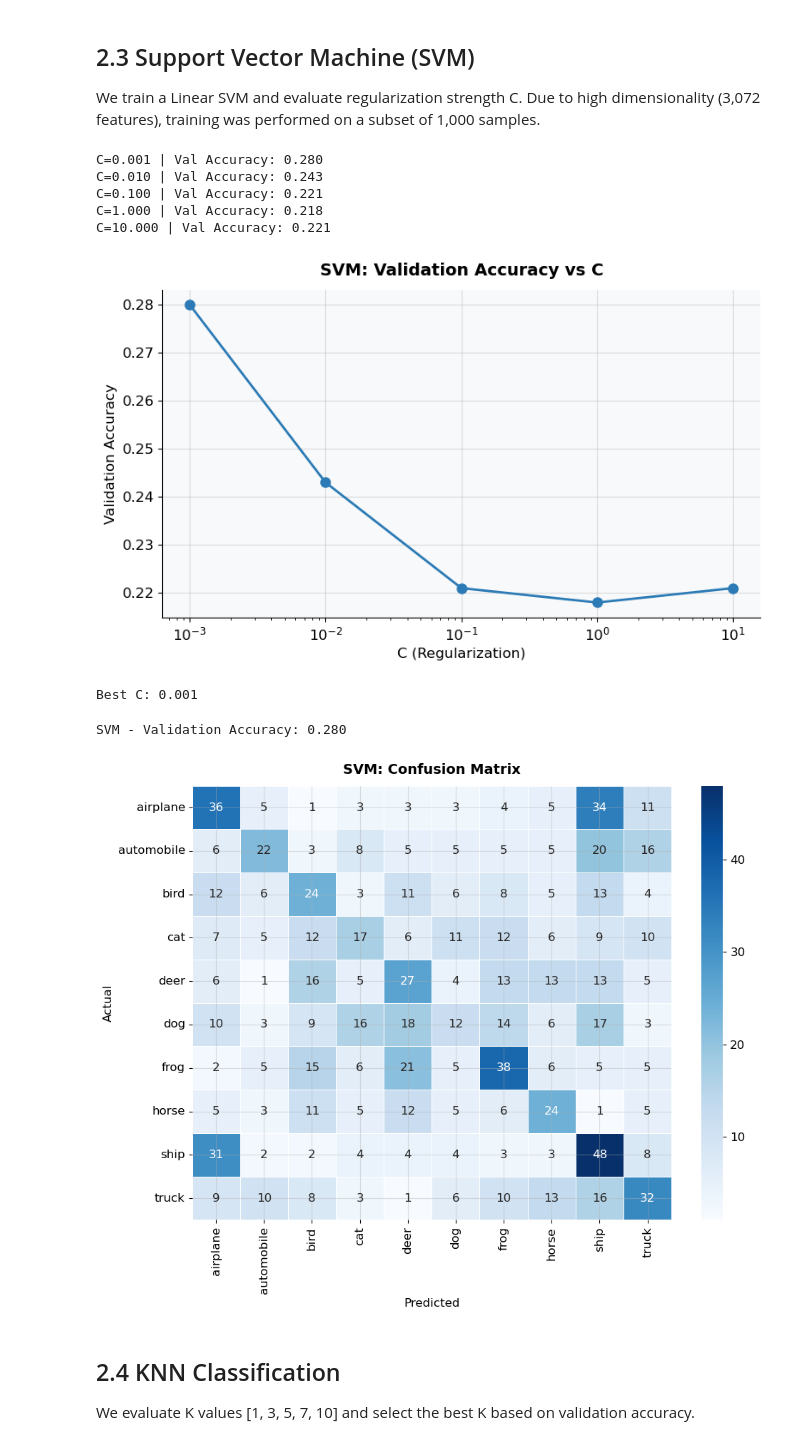
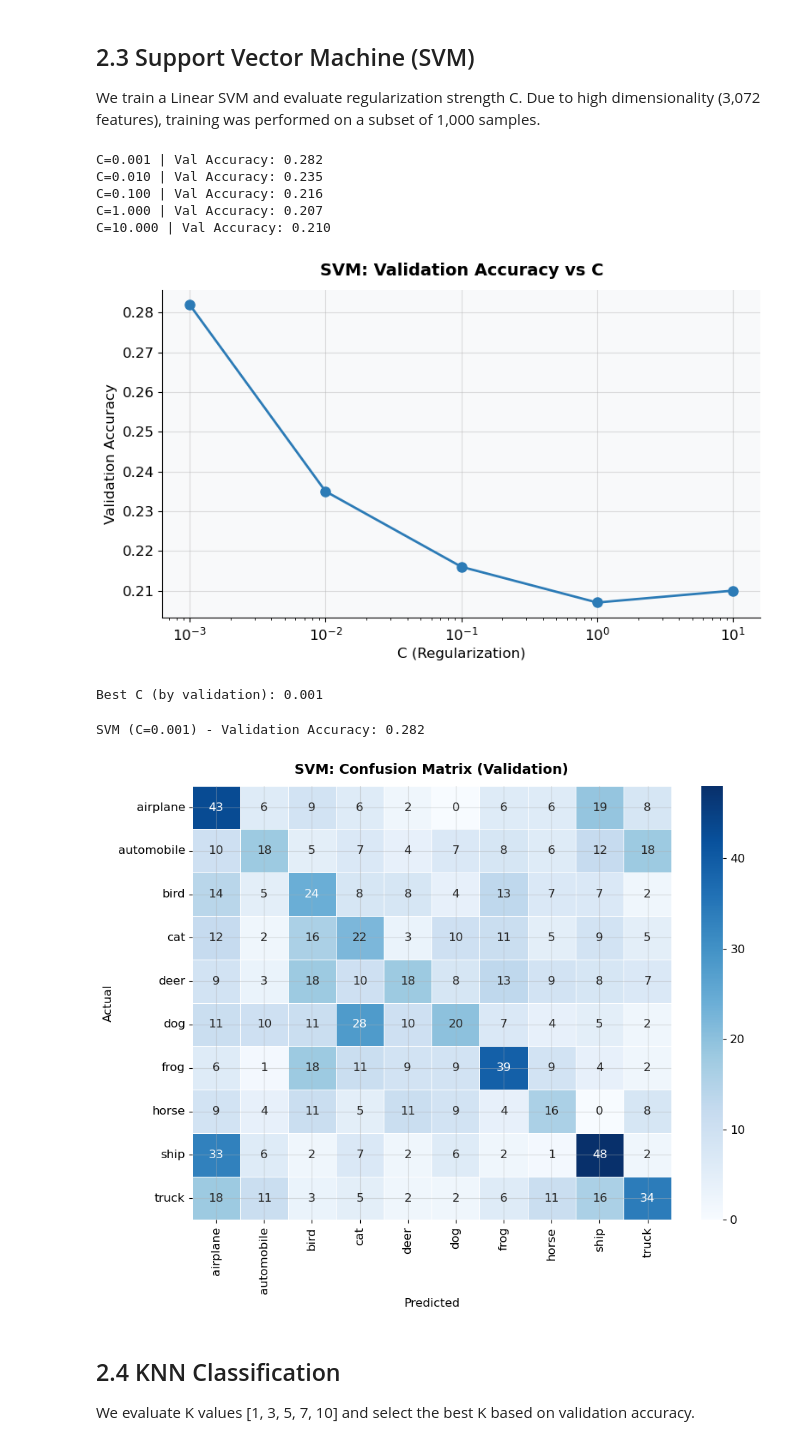
Before and after one commit to Yuvalinnnn/intro-to-ai-project, a Jupyter notebook: Part2_Classification_CIFAR10.ipynb, the cells around one changed output. Saved outputs shown, nothing was run; the diff lists cells and outputs as text; code cells hidden in the pictures.

```diff
--- a/Part2_Classification_CIFAR10.ipynb
+++ b/Part2_Classification_CIFAR10.ipynb
@@ -174,12 +187,12 @@ Best C: 0.001
 # %%
-# Final Logistic Regression model
-best_lr = LogisticRegression(C=0.001, max_iter=1000, random_state=SEED)
-best_lr.fit(X_train_scaled, y_train)
+# Final Logistic Regression model (using best C)
+best_lr = LogisticRegression(C=best_C_lr, max_iter=1000, random_state=SEED)
+best_lr.fit(X_train_model, y_train_model)
 y_val_pred_lr = best_lr.predict(X_val_scaled)
 lr_accuracy = accuracy_score(y_val, y_val_pred_lr)
-print(f"Logistic Regression - Validation Accuracy: {lr_accuracy:.3f}")
+print(f"Logistic Regression (C={best_C_lr}) - Validation Accuracy: {lr_accuracy:.3f}")
 
-# Confusion Matrix
+# Confusion Matrix (validation)
 fig, ax = plt.subplots(figsize=(10, 8))
 cm = confusion_matrix(y_val, y_val_pred_lr)
 sns.heatmap(cm, annot=True, fmt='d', cmap='Blues',
@@ -187,7 +200,7 @@ sns.heatmap(cm, annot=True, fmt='d', cmap='Blues',
             linewidths=0.5, ax=ax)
 ax.set_xlabel('Predicted', fontsize=12)
 ax.set_ylabel('Actual', fontsize=12)
-ax.set_title('Logistic Regression: Confusion Matrix', fontsize=14, fontweight='bold', pad=12)
+ax.set_title('Logistic Regression: Confusion Matrix (Validation)', fontsize=14, fontweight='bold', pad=12)
 plt.tight_layout()
 plt.show()
 # %% [output]
@@ -197,17 +210,13 @@ Logistic Regression - Validation Accuracy: 0.386
 ## 2.3 Support Vector Machine (SVM)
 We train a Linear SVM and evaluate regularization strength C. Due to high dimensionality (3,072 features), training was performed on a subset of 1,000 samples.
 # %%
-# Use smaller subset for SVM
-X_train_svm = X_train_scaled[:1000]
-y_train_svm = y_train[:1000]
-
-# SVM - Hyperparameter search
+# SVM (LinearSVC) - Hyperparameter search (validation)
 C_values_svm = [0.001, 0.01, 0.1, 1, 10]
 svm_val_scores = []
 
 for C in C_values_svm:
-    svm = LinearSVC(C=C, max_iter=1000, random_state=SEED)
-    svm.fit(X_train_svm, y_train_svm)
+    svm = LinearSVC(C=C, max_iter=2000, random_state=SEED)
+    svm.fit(X_train_model, y_train_model)
     score = accuracy_score(y_val, svm.predict(X_val_scaled))
     svm_val_scores.append(score)
     print(f"C={C:.3f} | Val Accuracy: {score:.3f}")
@@ -222,38 +231,38 @@ ax.set_title('SVM: Validation Accuracy vs C', fontsize=14, fontweight='bold', pa
 plt.tight_layout()
 plt.show()
 
-best_C_svm = C_values_svm[np.argmax(svm_val_scores)]
-print(f"\nBest C: {best_C_svm}")
+best_C_svm = C_values_svm[int(np.argmax(svm_val_scores))]
+print(f"\nBest C (by validation): {best_C_svm}")
 # %% [output]
-C=0.001 | Val Accuracy: 0.280
-C=0.010 | Val Accuracy: 0.243
-C=0.100 | Val Accuracy: 0.221
-C=1.000 | Val Accuracy: 0.218
-C=10.000 | Val Accuracy: 0.221
+C=0.001 | Val Accuracy: 0.282
+C=0.010 | Val Accuracy: 0.235
+C=0.100 | Val Accuracy: 0.216
+C=1.000 | Val Accuracy: 0.207
+C=10.000 | Val Accuracy: 0.210
-[figure, old version]
+[figure, new version]
-Best C: 0.001
+Best C (by validation): 0.001
 # %%
-# Final SVM model
-best_svm = LinearSVC(C=0.001, max_iter=1000, random_state=SEED)
-best_svm.fit(X_train_svm, y_train_svm)
+# Final SVM model (using best C)
+best_svm = LinearSVC(C=best_C_svm, max_iter=2000, random_state=SEED)
+best_svm.fit(X_train_model, y_train_model)
 y_val_pred_svm = best_svm.predict(X_val_scaled)
 svm_accuracy = accuracy_score(y_val, y_val_pred_svm)
-print(f"SVM - Validation Accuracy: {svm_accuracy:.3f}")
+print(f"SVM (C={best_C_svm}) - Validation Accuracy: {svm_accuracy:.3f}")
 
-# Confusion Matrix
+# Confusion Matrix (validation)
 fig, ax = plt.subplots(figsize=(10, 8))
 cm_svm = confusion_matrix(y_val, y_val_pred_svm)
 sns.heatmap(cm_svm, annot=True, fmt='d', cmap='Blues',
             xticklabels=class_names, yticklabels=class_names,
             linewidths=0.5, ax=ax)
 ax.set_xlabel('Predicted', fontsize=12)
 ax.set_ylabel('Actual', fontsize=12)
-ax.set_title('SVM: Confusion Matrix', fontsize=14, fontweight='bold', pad=12)
+ax.set_title('SVM: Confusion Matrix (Validation)', fontsize=14, fontweight='bold', pad=12)
 plt.tight_layout()
 plt.show()
 # %% [output]
-SVM - Validation Accuracy: 0.280
+SVM (C=0.001) - Validation Accuracy: 0.282
-[figure, old version]
+[figure, new version]
 # %% [markdown]
 ## 2.4 KNN Classification
 We evaluate K values [1, 3, 5, 7, 10] and select the best K based on validation accuracy.
```
Also changed, not shown: parts of 11 cells of this notebook, 1 other file.
